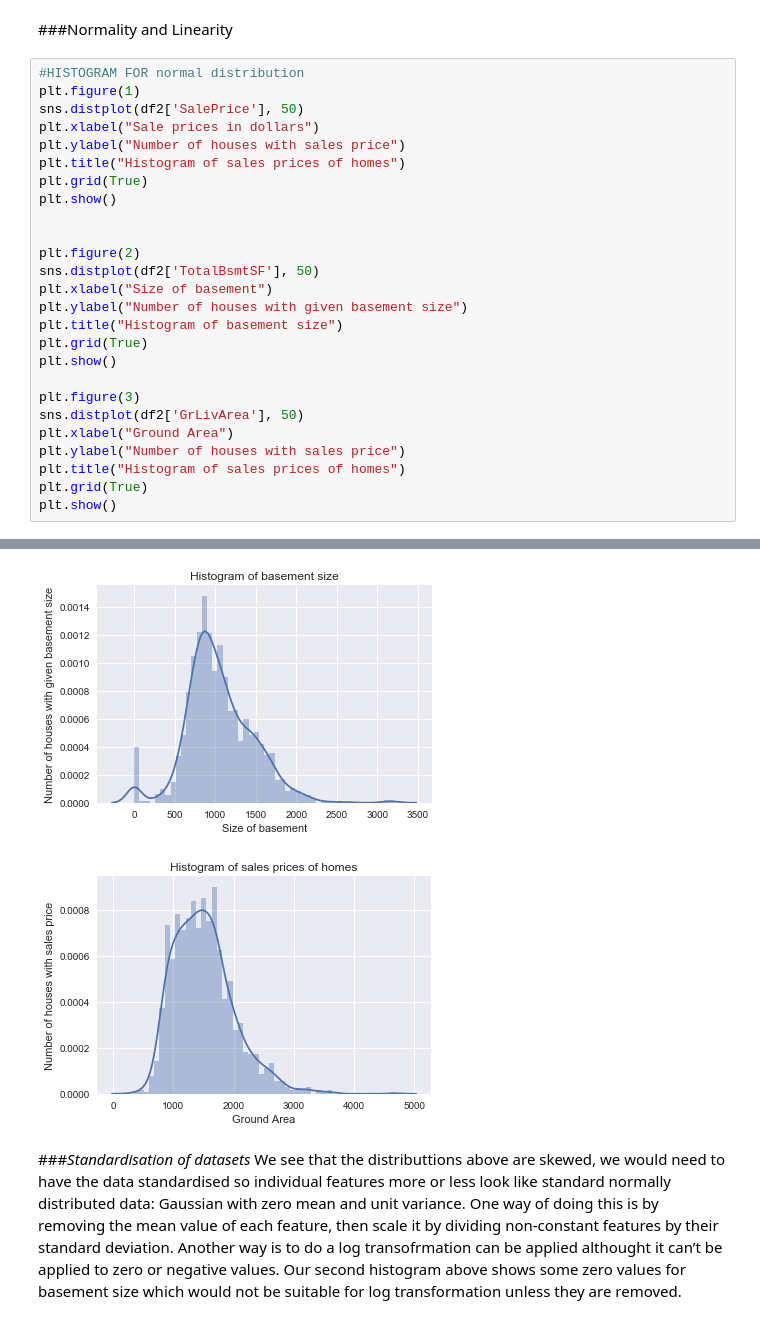
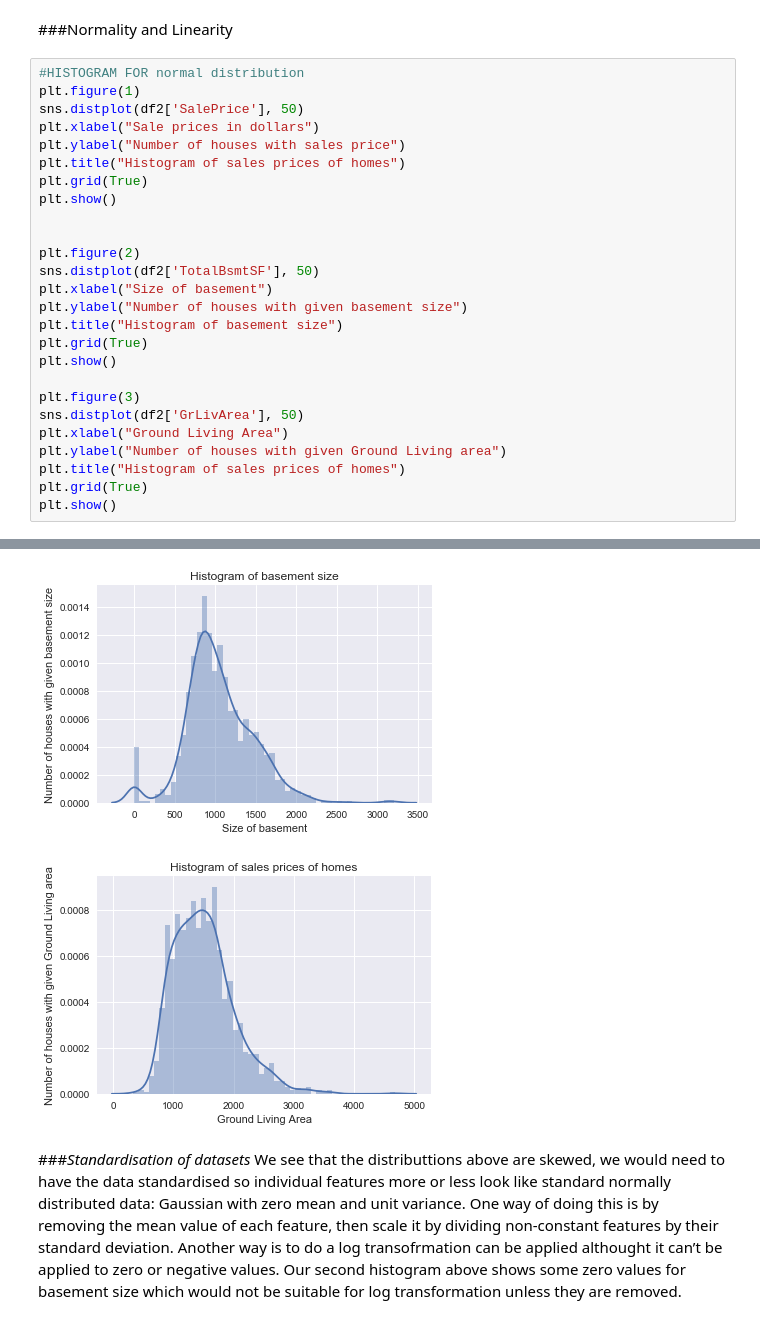
Before and after one commit to pavithraraj/AMESHousePricePrediction, a Jupyter notebook: A_Capstone_Final_Ames_SalePricePrediction.ipynb, the cells around one changed output, grey strips where cells are left out. Saved outputs shown, nothing was run; the diff lists cells and outputs as text.

```diff
--- a/A_Capstone_Final_Ames_SalePricePrediction.ipynb
+++ b/A_Capstone_Final_Ames_SalePricePrediction.ipynb
@@ -274,33 +274,33 @@ df2 =df2.drop(df2[df2.SalePrice == 745000].index)
 # %%
 #HISTOGRAM FOR normal distribution
 plt.figure(1)
 sns.distplot(df2['SalePrice'], 50)
 plt.xlabel("Sale prices in dollars")
 plt.ylabel("Number of houses with sales price")
 plt.title("Histogram of sales prices of homes")
 plt.grid(True)
 plt.show()
 
 
 plt.figure(2)
 sns.distplot(df2['TotalBsmtSF'], 50)
 plt.xlabel("Size of basement")
 plt.ylabel("Number of houses with given basement size")
 plt.title("Histogram of basement size")
 plt.grid(True)
 plt.show()
 
 plt.figure(3)
 sns.distplot(df2['GrLivArea'], 50)
-plt.xlabel("Ground Area")
-plt.ylabel("Number of houses with sales price")
+plt.xlabel("Ground Living Area")
+plt.ylabel("Number of houses with given Ground Living area")
 plt.title("Histogram of sales prices of homes")
 plt.grid(True)
 plt.show()
 # %% [output]
 [figure]
 [figure]
-[figure, old version]
+[figure, new version]
 # %% [markdown]
 ###*Standardisation of datasets*
 We see that the distributtions above are skewed, we would need to have the data standardised so individual features more or less look like standard normally distributed data: Gaussian with zero mean and unit variance. One way of doing this is by removing the mean value of each feature, then scale it by dividing non-constant features by their standard deviation. Another way is to do a log transofrmation can be applied althought it can’t be applied to zero or negative values. Our second histogram above shows some zero values for basement size which would not be suitable for log transformation unless they are removed.
```
Also changed, not shown: parts of 3 cells of this notebook.
